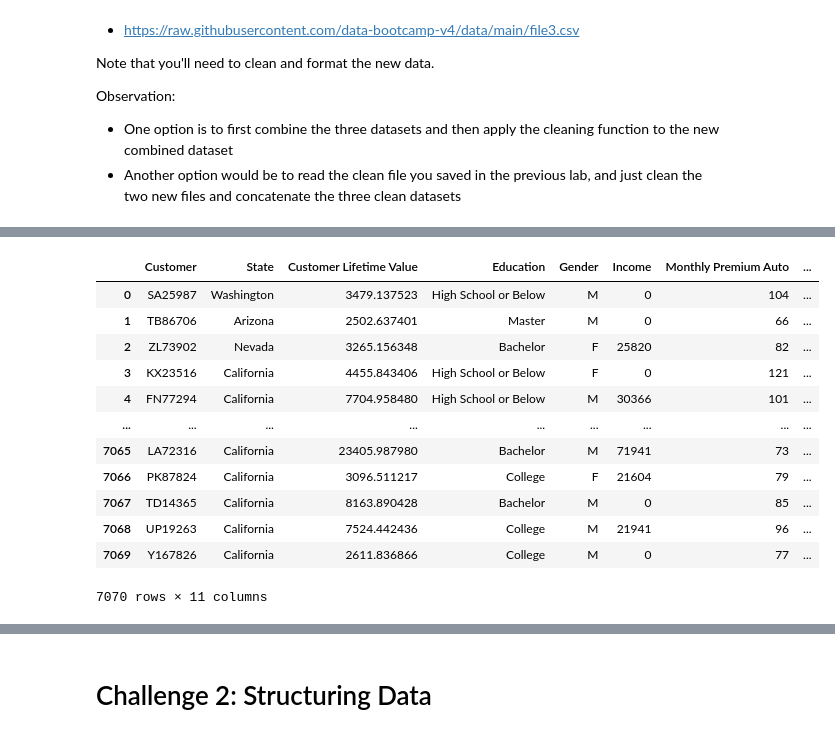
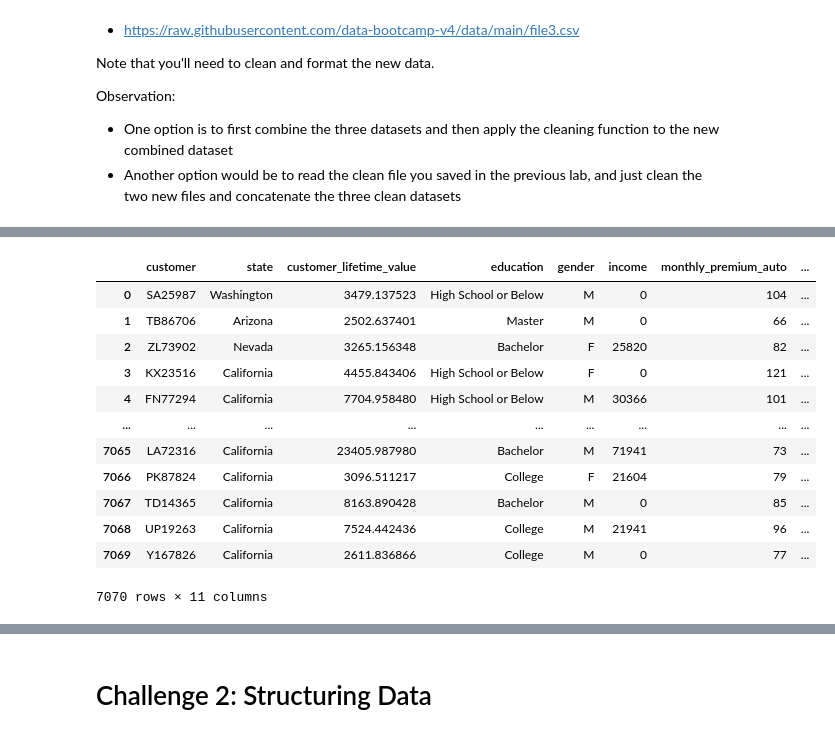
Before and after one commit to DaniCoco31/lab-dw-data-structuring-and-combining, a Jupyter notebook: lab-dw-data-structuring-and-combining.ipynb, the cells around one changed output, grey strips where cells are left out. Saved outputs shown, nothing was run; the diff lists cells and outputs as text; code cells hidden in the pictures.

```diff
--- a/lab-dw-data-structuring-and-combining.ipynb
+++ b/lab-dw-data-structuring-and-combining.ipynb
@@ -62,9 +68,11 @@ df_2
 | 995 | SA91515 | California | M | Bachelor | 399258.39% | 0 | 111 | ... |
 996 rows × 11 columns
 # %%
+#Standariza the columns to lowercase and eliminate the empty spaces
+df_3.column = column_names(df_3)
 df_3
 # %% [output]
-|  | Customer | State | Customer Lifetime Value | Education | Gender | Income | Monthly Premium Auto | ... |
+|  | customer | state | customer_lifetime_value | education | gender | income | monthly_premium_auto | ... |
 | 0 | SA25987 | Washington | 3479.137523 | High School or Below | M | 0 | 104 | ... |
 | 1 | TB86706 | Arizona | 2502.637401 | Master | M | 0 | 66 | ... |
 | 2 | ZL73902 | Nevada | 3265.156348 | Bachelor | F | 25820 | 82 | ... |
```
Also changed, not shown: parts of 5 cells of this notebook.
